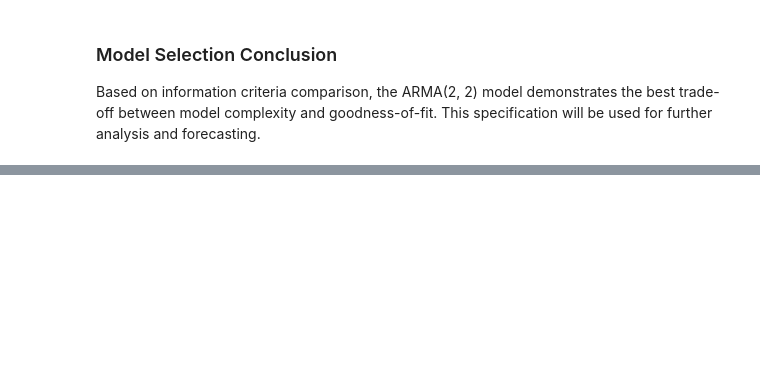
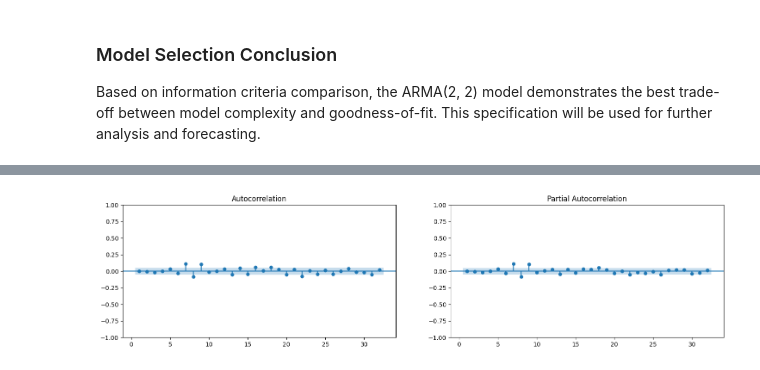
Before and after one commit to nescuderor/Personal_portfolio, a Jupyter notebook: 03_Time_series/01_arma_models.ipynb, the cells around one changed output, grey strips where cells are left out. Saved outputs shown, nothing was run; the diff lists cells and outputs as text; code cells hidden in the pictures; blank space fills up the shorter version.

```diff
--- a/03_Time_series/01_arma_models.ipynb
+++ b/03_Time_series/01_arma_models.ipynb
@@ -730,0 +744,11 @@ Error:
+# %%
+# Detailed autocorrelation analysis of residuals
+# ACF: Tests for any remaining serial correlation at various lags
+# PACF: Identifies direct correlations not explained by intermediate lags
+# Ideally, all values should fall within confidence bands (blue shaded area)
+fig, (ax1, ax2)= plt.subplots(nrows=1, ncols=2, figsize = (18, 4))
+statsmodels.graphics.tsaplots.plot_acf(arma11_train.resid, zero=False, ax=ax1)
+statsmodels.graphics.tsaplots.plot_pacf(arma11_train.resid, zero=False, ax=ax2)
+plt.show()
+# %% [output]
+[figure, added]
```
Also changed, not shown: parts of 42 cells of this notebook.
